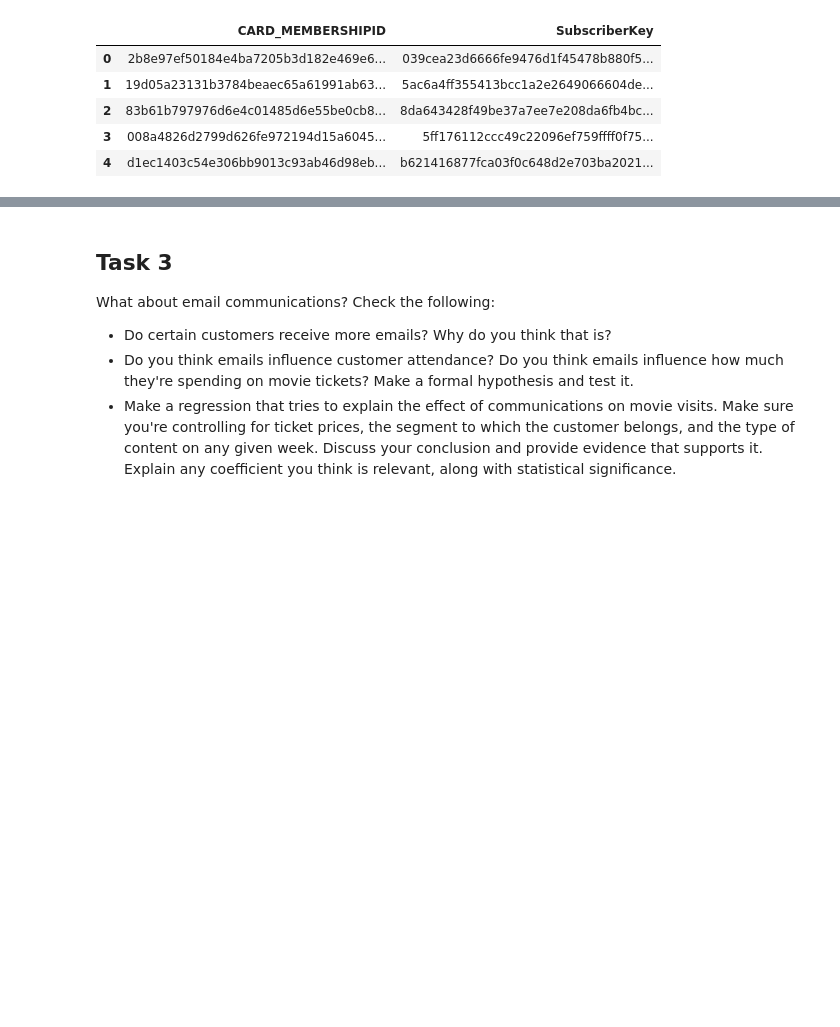
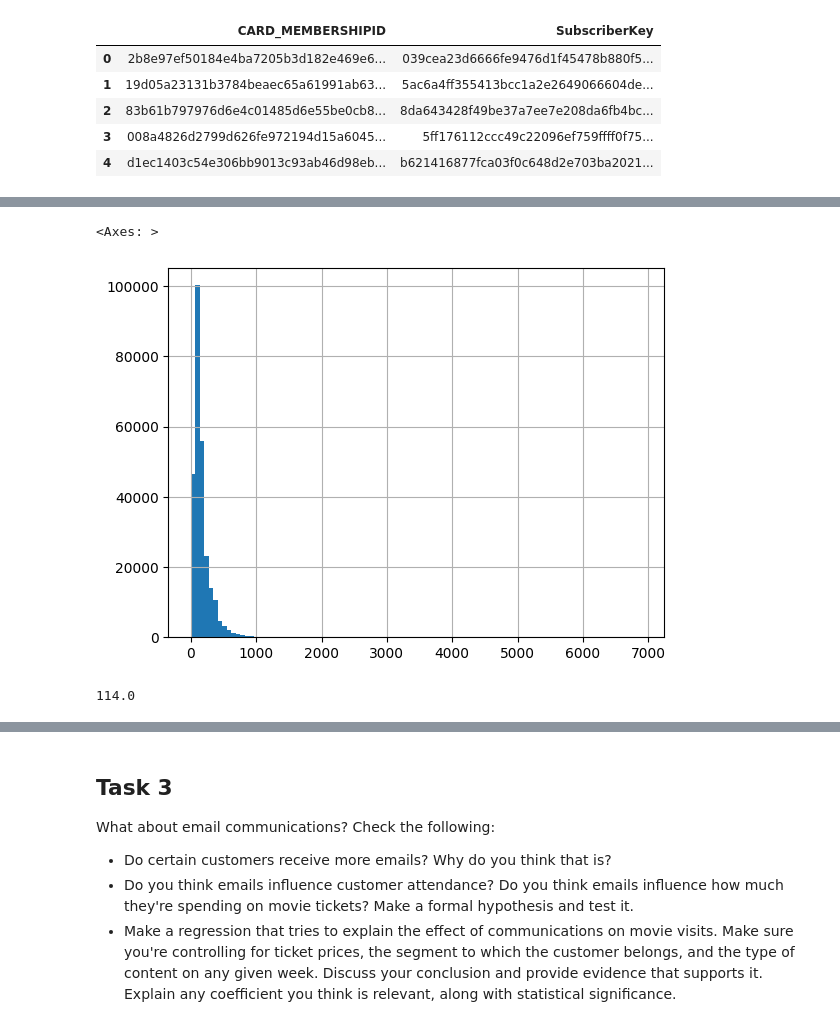
Before and after one commit to StefanoMolina/Random, a Jupyter notebook: 240723_data_challenge_SMM.ipynb, the cells around one changed output, grey strips where cells are left out. Saved outputs shown, nothing was run; the diff lists cells and outputs as text; code cells hidden in the pictures; blank space fills up the shorter version.

```diff
--- a/240723_data_challenge_SMM.ipynb
+++ b/240723_data_challenge_SMM.ipynb
@@ -181,0 +195,4 @@ cus.head()
+# %%
+#Join transactions and customers table to check for membership
+tra = tra.merge(cus, how='left', left_on='CARD_MEMBERSHIPID', right_on='CARD_MEMBERSHIPID')
+tra.head()
@@ -181,0 +218,9 @@ cus.head()
+# %%
+#create aggregated table with customers data to look for segmentation fields
+customers = tra.groupby('CARD_MEMBERSHIPID').apply(lambda x: pd.Series({
+    'Marcas': list(set(x['ID_MARCA'])),
+    'Distinct_Cines': x['ID_CINE'].nunique(),
+    'Visits': x.shape[0],
+    'Spent': x['IMPORTE_TAQUILLA'].sum(),
+    'Boletos': x['BOLETOS'].sum()
+})).reset_index()
@@ -181,0 +236,2 @@ cus.head()
+# %%
+customers['Marcas'] = customers.Marcas.astype('string')
@@ -181,0 +285,9 @@ cus.head()
+# %%
+customers.Spent.hist(bins = 100)
+# %% [output]
+<Axes: >
+[figure, added]
+# %%
+customers.Spent.median()
+# %% [output]
+114.0
```
Also changed, not shown: parts of 61 cells of this notebook.
